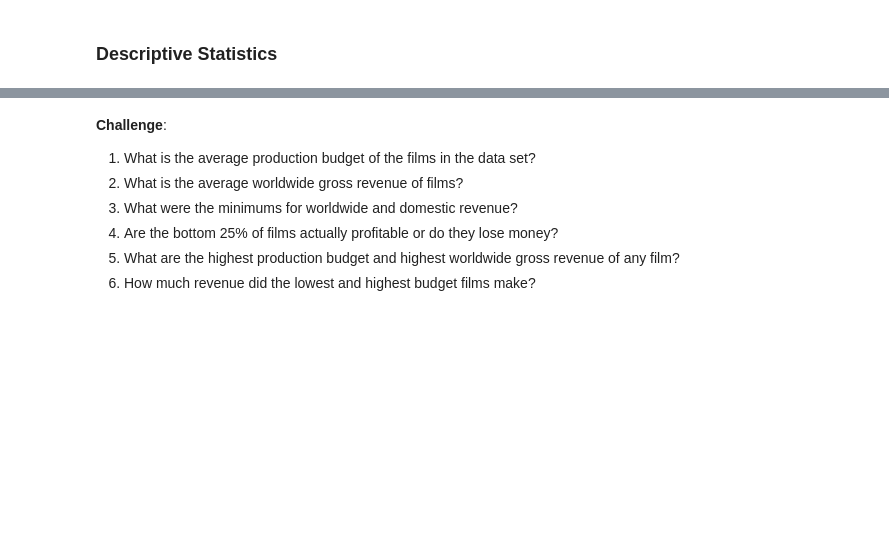
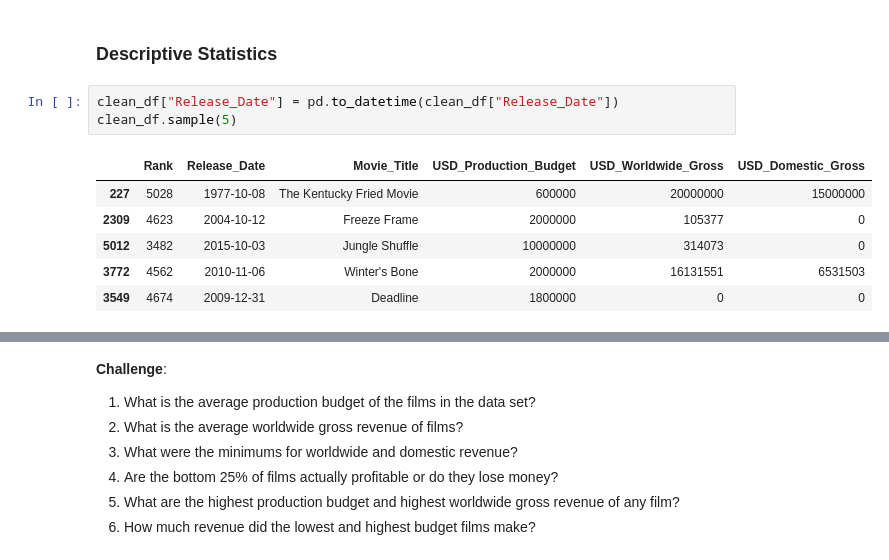
Before and after one commit to HKubinhetz/DS-Seaborn-and-Linear-Regression, a Jupyter notebook: Seaborn_and_Linear_Regression.ipynb, the cells around one changed output, grey strips where cells are left out. Cells and saved outputs as stored; diff of their text form; blank space fills up the shorter version.

```diff
--- a/Seaborn_and_Linear_Regression.ipynb
+++ b/Seaborn_and_Linear_Regression.ipynb
@@ -105,3 +121,13 @@ clean_df.sample(5)
 **Challenge**: Convert the `Release_Date` column to a Pandas Datetime type.
 # %% [markdown]
 ### Descriptive Statistics
+# %%
+clean_df["Release_Date"] = pd.to_datetime(clean_df["Release_Date"])
+clean_df.sample(5)
+# %% [output]
+|  | Rank | Release_Date | Movie_Title | USD_Production_Budget | USD_Worldwide_Gross | USD_Domestic_Gross |
+| 227 | 5028 | 1977-10-08 | The Kentucky Fried Movie | 600000 | 20000000 | 15000000 |
+| 2309 | 4623 | 2004-10-12 | Freeze Frame | 2000000 | 105377 | 0 |
+| 5012 | 3482 | 2015-10-03 | Jungle Shuffle | 10000000 | 314073 | 0 |
+| 3772 | 4562 | 2010-11-06 | Winter's Bone | 2000000 | 16131551 | 6531503 |
+| 3549 | 4674 | 2009-12-31 | Deadline | 1800000 | 0 | 0 |
```
Also changed, not shown: parts of 4 cells of this notebook.
